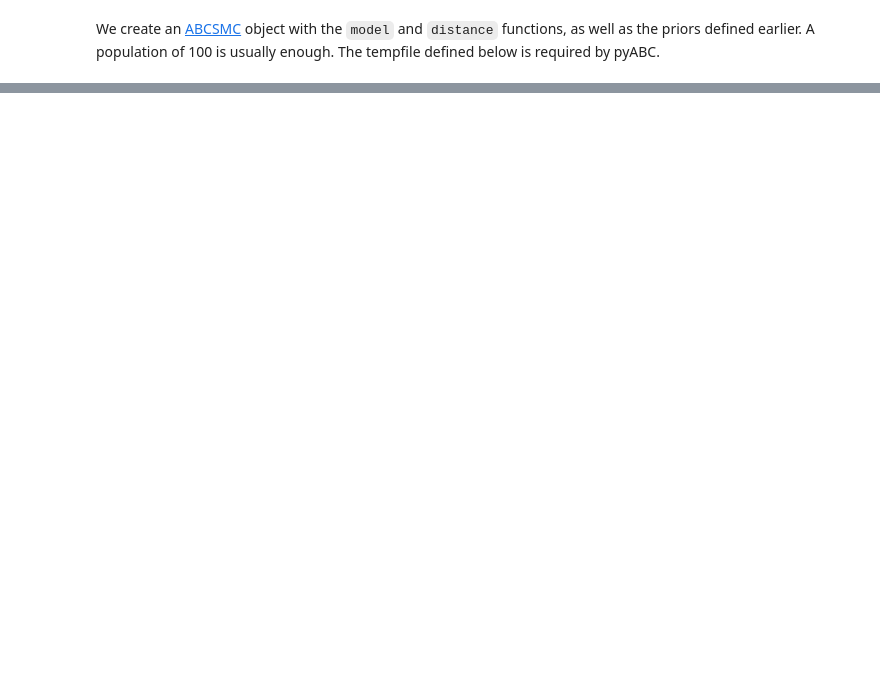
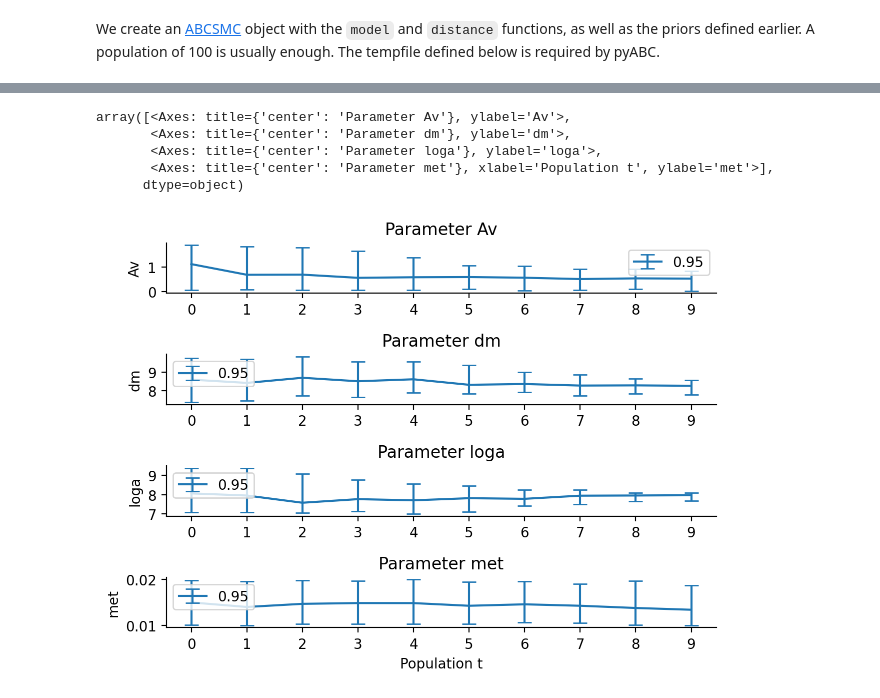
Before and after one commit to asteca/ASteCA, a Jupyter notebook: docs/source/tutorials/quickstart.ipynb, the cells around one changed output, grey strips where cells are left out. Saved outputs shown, nothing was run; the diff lists cells and outputs as text; code cells hidden in the pictures; blank space fills up the shorter version.

```diff
--- a/docs/source/tutorials/quickstart.ipynb
+++ b/docs/source/tutorials/quickstart.ipynb
@@ -73,9 +109,9 @@ Notice that this function recieves two arguments from pyABC but we only require
 # %%
 max_lkl = likelihood.max_lkl
+
 def distance(synth_dict, _):
-    """
-    The likelihood is maximized for better fitted models but this distance requires
-    minimization. Hence we normalize and invert.
+    """The likelihood is maximized for better fitted models but the pyABC
+    distance requires minimization. Hence we normalize and invert.
     """
     lkl = likelihood.get(synth_dict["data"])
     return 1 - lkl / max_lkl
@@ -110,12 +147,11 @@ abc = pyabc.ABCSMC(
     model,
     priors,
     distance,
-    population_size=pop_size,
-    #sampler=pyabc.sampler.SingleCoreSampler()
+    population_size=pop_size
 )
 
 # This is a temporary file required by pyABC
 import os
-import tempfile  # Used by pyABC
+import tempfile
 db_path = "sqlite:///" + os.path.join(tempfile.gettempdir(), "pyABC.db")
 abc.new(db_path)
@@ -124,3 +164,2 @@ Finally, we can run pyABC to perform Approximate Bayesian Inference on our param
-# %%
-import datetime as dt
-history = abc.run(max_walltime=dt.timedelta(hours=0, minutes=1))
+# %%
+history = abc.run(minimum_epsilon=0.01, max_nr_populations=10)
@@ -147,0 +232,10 @@ pyabc.visualization.plot_histogram_matrix(history)
+# %%
+# Credible intervals over time
+pyabc.visualization.plot_credible_intervals(history)
+# %% [output]
+array([<Axes: title={'center': 'Parameter Av'}, ylabel='Av'>,
+       <Axes: title={'center': 'Parameter dm'}, ylabel='dm'>,
+       <Axes: title={'center': 'Parameter loga'}, ylabel='loga'>,
+       <Axes: title={'center': 'Parameter met'}, xlabel='Population t', ylabel='met'>],
+      dtype=object)
+[figure, added]
```
Also changed, not shown: parts of 35 cells of this notebook, 12 other files.
